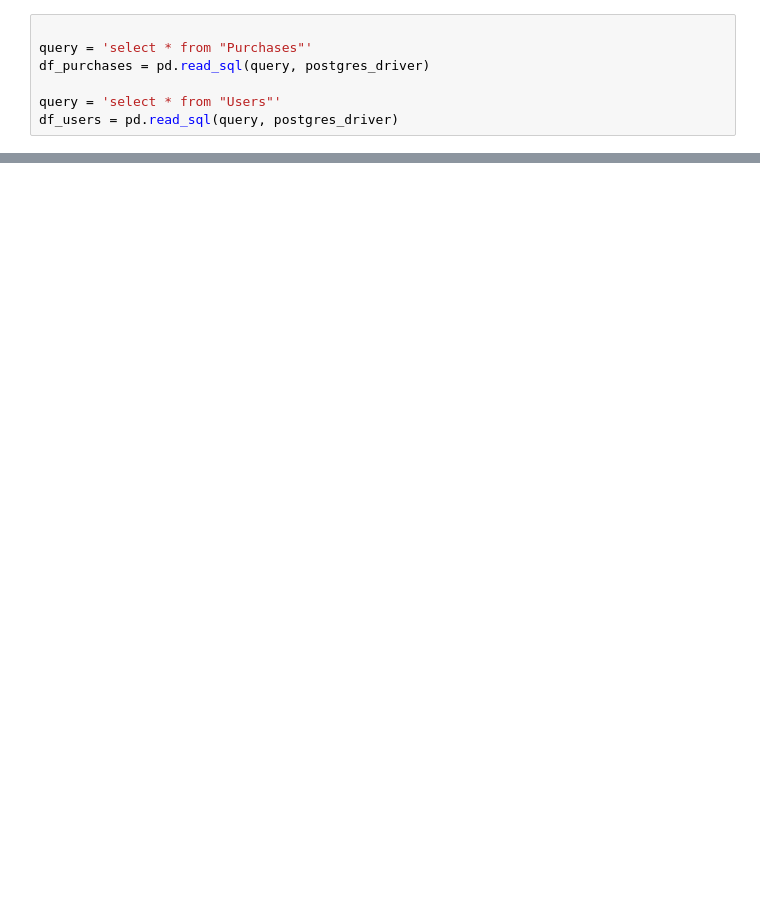
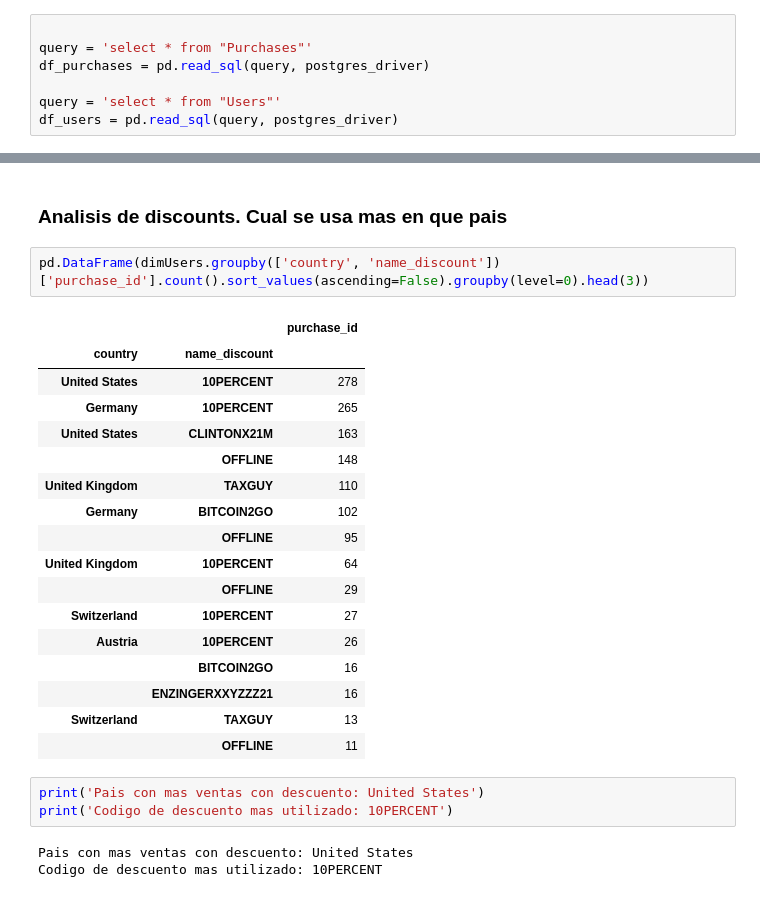
Before and after one commit to JuanjoDC/data-science-python-galileo, a Jupyter notebook: PROYECTO 2/notebook_proyecto.ipynb, the cells around one changed output, grey strips where cells are left out. Drawn from its saved outputs; the diff is of its cells as text; blank space fills up the shorter version.

```diff
--- a/PROYECTO 2/notebook_proyecto.ipynb
+++ b/PROYECTO 2/notebook_proyecto.ipynb
@@ -383,0 +412,28 @@ KeyError: "['dscount_id'] not found in axis"
+# %% [markdown]
+### Analisis de discounts. Cual se usa mas en que pais
+# %%
+pd.DataFrame(dimUsers.groupby(['country', 'name_discount'])['purchase_id'].count().sort_values(ascending=False).groupby(level=0).head(3))
+# %% [output]
+|  |  | purchase_id |
+| country | name_discount |  |
+| United States | 10PERCENT | 278 |
+| Germany | 10PERCENT | 265 |
+| United States | CLINTONX21M | 163 |
+|  | OFFLINE | 148 |
+| United Kingdom | TAXGUY | 110 |
+| Germany | BITCOIN2GO | 102 |
+|  | OFFLINE | 95 |
+| United Kingdom | 10PERCENT | 64 |
+|  | OFFLINE | 29 |
+| Switzerland | 10PERCENT | 27 |
+| Austria | 10PERCENT | 26 |
+|  | BITCOIN2GO | 16 |
+|  | ENZINGERXXYZZZ21 | 16 |
+| Switzerland | TAXGUY | 13 |
+|  | OFFLINE | 11 |
+# %%
+print('Pais con mas ventas con descuento: United States')
+print('Codigo de descuento mas utilizado: 10PERCENT')
+# %% [output]
+Pais con mas ventas con descuento: United States
+Codigo de descuento mas utilizado: 10PERCENT
```
Also changed, not shown: parts of 20 cells of this notebook.
